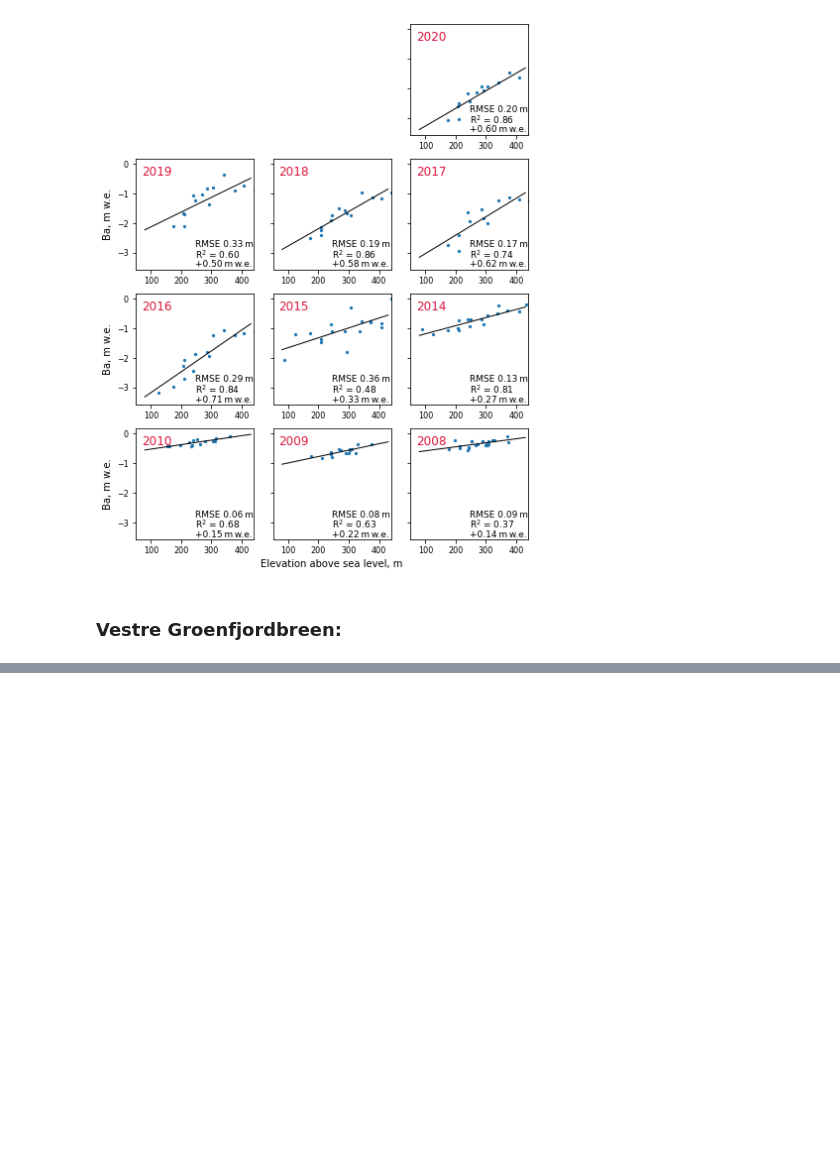
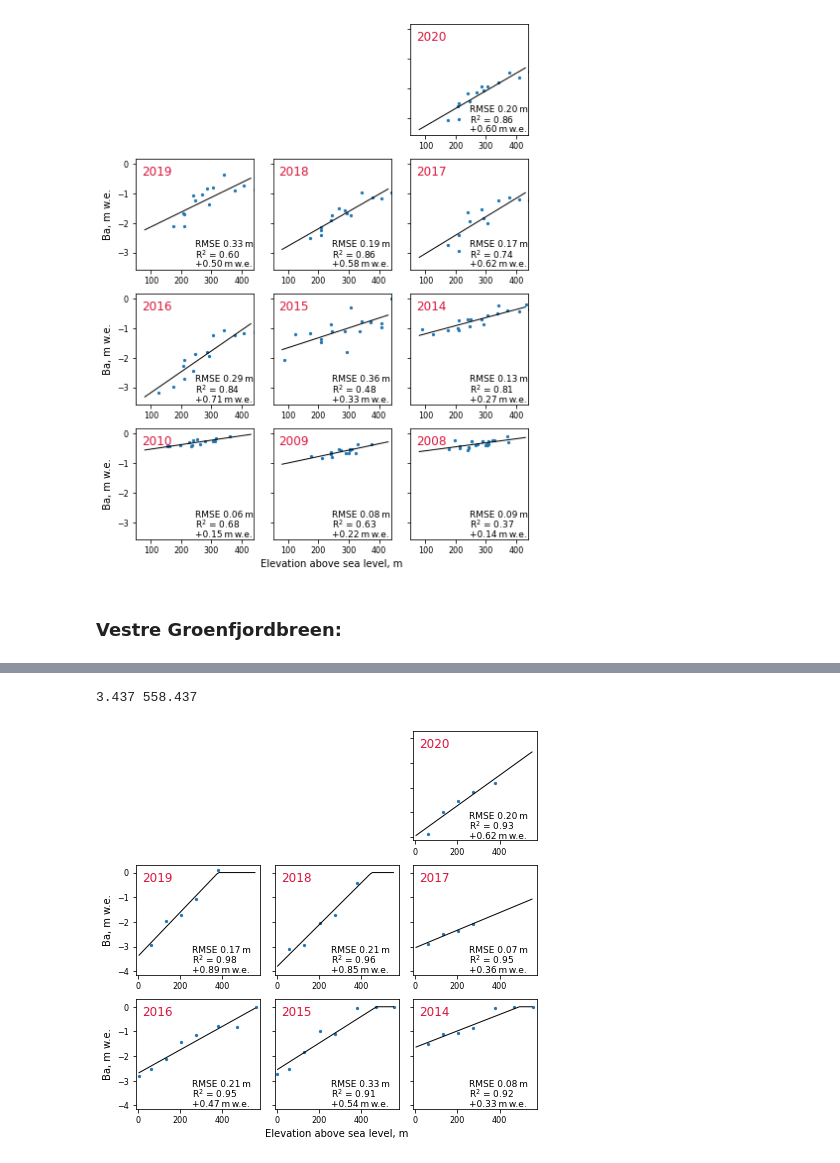
Before and after one commit to tepextepex/barentsburg-meteo, a Jupyter notebook: stake_scatterplot.ipynb, the cells around one changed output, grey strips where cells are left out. Saved outputs shown, nothing was run; the diff lists cells and outputs as text; code cells hidden in the pictures; blank space fills up the shorter version.

Commit message:
Added a plot for Vestre Groenfjordbreen

```diff
--- a/stake_scatterplot.ipynb
+++ b/stake_scatterplot.ipynb
@@ -102,3 +102,13 @@ for fig_path in fig_paths:
 [figure]
 # %% [markdown]
 ### Vestre Groenfjordbreen:
+# %%
+in_file = os.path.join(globals()['_dh'][0], "data/Vestre_stakes.csv")
+fig_dir = os.path.join(globals()['_dh'][0], "fig")
+
+tmp = pd.read_csv(in_file, encoding="cp1252")
+# tmp.info()
+
+in_file = os.path.join(globals()['_dh'][0], "data/Vestre_annual.csv")
+stats = pd.read_csv(in_file, encoding="cp1252")
+stats.info()
@@ -104,0 +129,51 @@ for fig_path in fig_paths:
+# %%
+fig, axes = plt.subplots(3, 3, sharey=True)
+fig.set_size_inches(1*wu, 1.5*hu)
+axes = axes.flatten()
+
+
+# print(len(tmp["YEAR"].unique()))
+print(tmp["ELEV"].min(), tmp["ELEV"].max())
+# xrange = [5, 430]
+xrange = [x for x in range(4, 560, 10)]
+
+for year, ax in zip(tmp["YEAR"].unique(), axes[2:]):
+    df = tmp.loc[tmp["YEAR"] == year]
+    # display(df)
+    ax.scatter(df["ELEV"], df["BA"], s=5)
+    ax.set_xlim(-10, 580)
+    # plt.xticks(rotation=90)
+    ax.text(0.05, 0.85, year, color="crimson", fontsize=12, transform = ax.transAxes)
+    # ax.set_ylabel("Ba, m w.e.")
+
+    slope, intercept = np.polyfit(df["ELEV"], df["BA"], 1)
+    # print(year, "%.2f m w.e./100m" % (slope * 100))
+    fit = np.poly1d((slope, intercept))
+    yrange = [fit(x) for x in xrange]
+    yrange = [0 if y > 0 else y for y in yrange]  # set all the positive values to zero
+    ax.plot(xrange, yrange, linewidth=1, color="k")
+
+    rmse = stats.loc[stats["YEAR"] == year]["RMSE"].unique()[0]
+    ax.text(0.45, 0.20, "RMSE %.2f m" % rmse, color="k", fontsize=9, transform = ax.transAxes)
+
+    r_squared = np.corrcoef(df["ELEV"], df["BA"])[0, 1] ** 2  # yep, since we use a simple linear regression, it could be done this way
+    ax.text(0.45, 0.10, "R$^2$ = %.2f" % r_squared, color="k", fontsize=9, transform = ax.transAxes)
+
+    # ax.text(0.51, 0.12, "%.2f m w.e./100 m" % (slope * 100) % rmse, color="k", fontsize=9, transform = ax.transAxes)
+    ax.text(0.45, 0.02, "+%.2f m w.e." % (slope * 100) % rmse, color="k", fontsize=9, transform = ax.transAxes)
+
+axes[-2].set_xlabel("Elevation above sea level, m")
+for i in (0, 3, 6):
+    axes[i].set_ylabel("Ba, m w.e.")
+
+axes[0].remove()
+axes[1].remove()
+
+fig.tight_layout()
+
+fig_paths = ("vestre_stake_scatter.png", "vestre_stake_scatter.pdf")
+for fig_path in fig_paths:
+    plt.savefig(os.path.join(fig_dir, fig_path), dpi=300, transparent=False, facecolor="white")
+# %% [output]
+3.437 558.437
+[figure, added]
```
Also changed, not shown: parts of 1 cell of this notebook, 2 other files.
